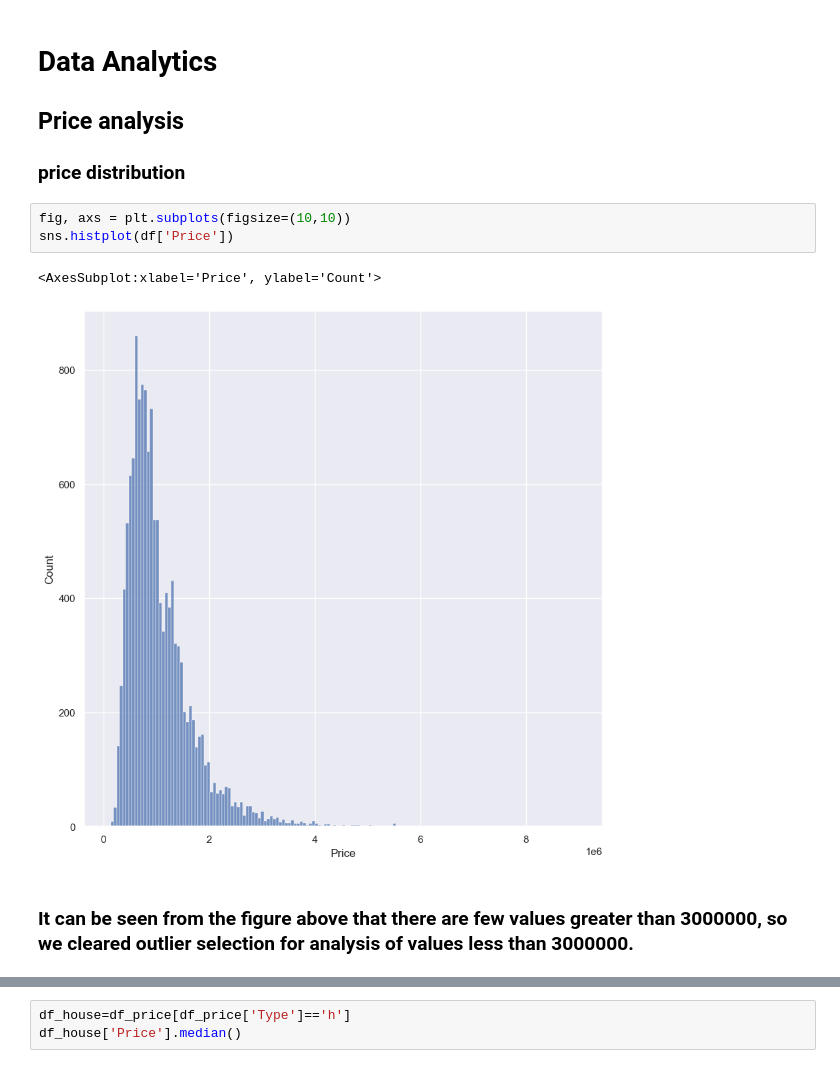
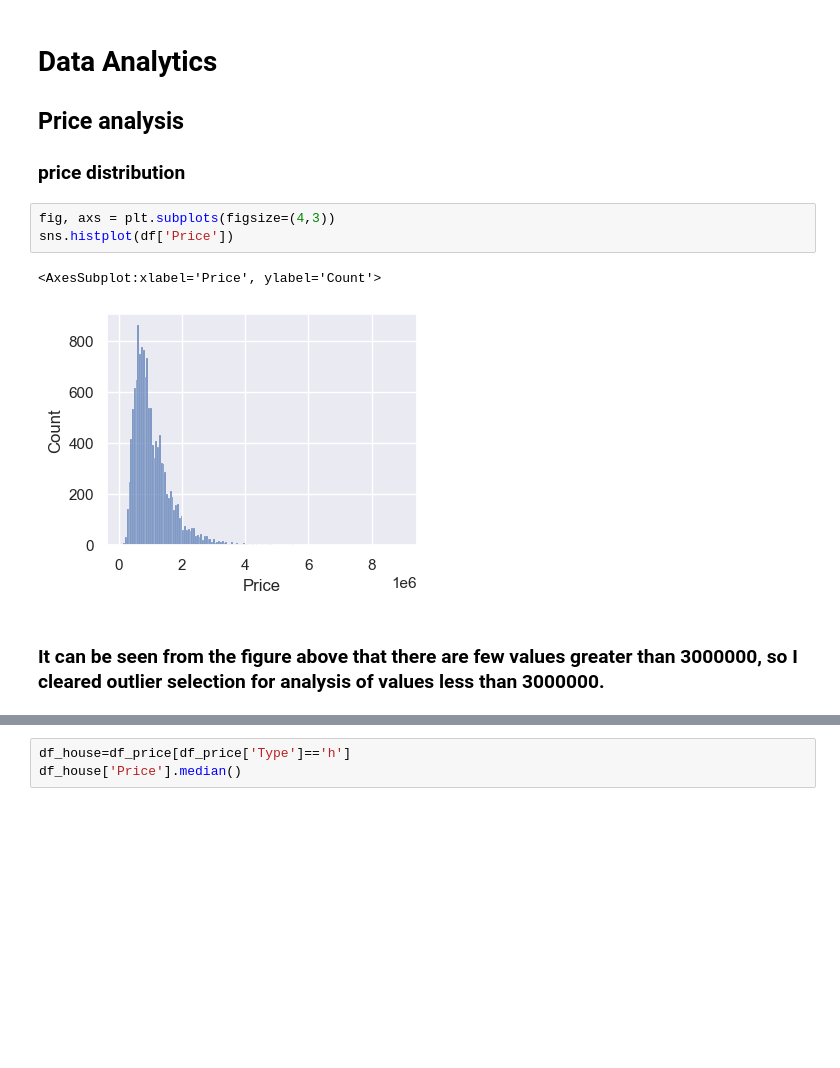
Before and after one commit to DanYANG18/task1, a Jupyter notebook: melhouse5.ipynb, the cells around one changed output, grey strips where cells are left out. Saved outputs shown, nothing was run; the diff lists cells and outputs as text; blank space fills up the shorter version.

```diff
--- a/melhouse5.ipynb
+++ b/melhouse5.ipynb
@@ -208,10 +159,10 @@ dtype: int64
 
 ### price distribution
 # %%
-fig, axs = plt.subplots(figsize=(10,10))
+fig, axs = plt.subplots(figsize=(4,3))
 sns.histplot(df['Price'])
 # %% [output]
 <AxesSubplot:xlabel='Price', ylabel='Count'>
-[figure, old version]
+[figure, new version]
 # %% [markdown]
-### It can be seen from the figure above that there are few values greater than 3000000, so we cleared outlier selection for analysis of values less than 3000000.
+### It can be seen from the figure above that there are few values greater than 3000000, so I cleared outlier selection for analysis of values less than 3000000.
```
Also changed, not shown: parts of 59 cells of this notebook.
